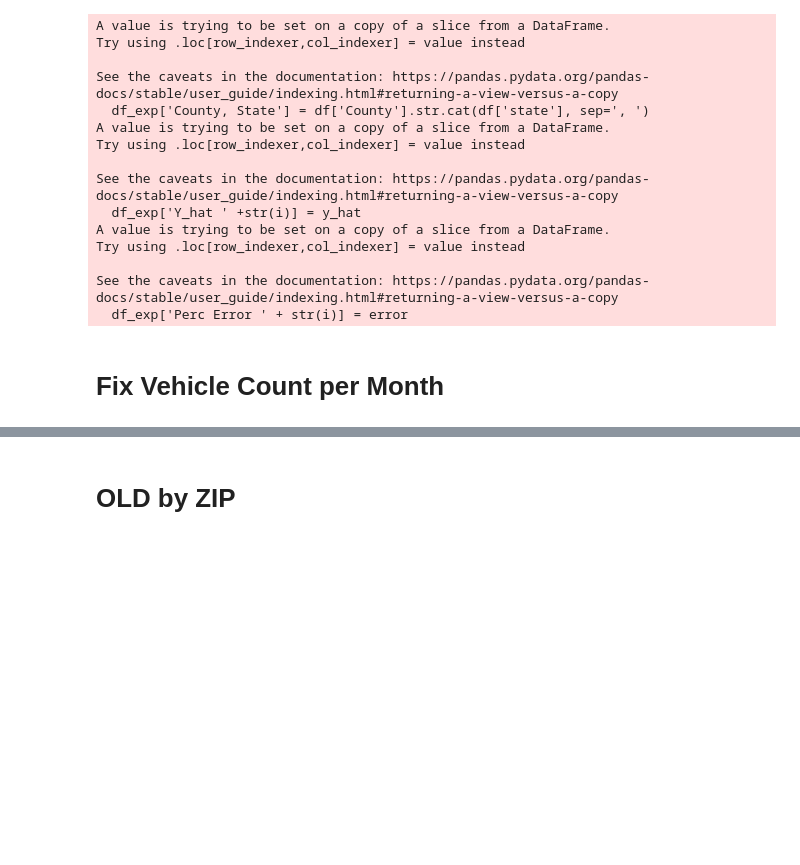
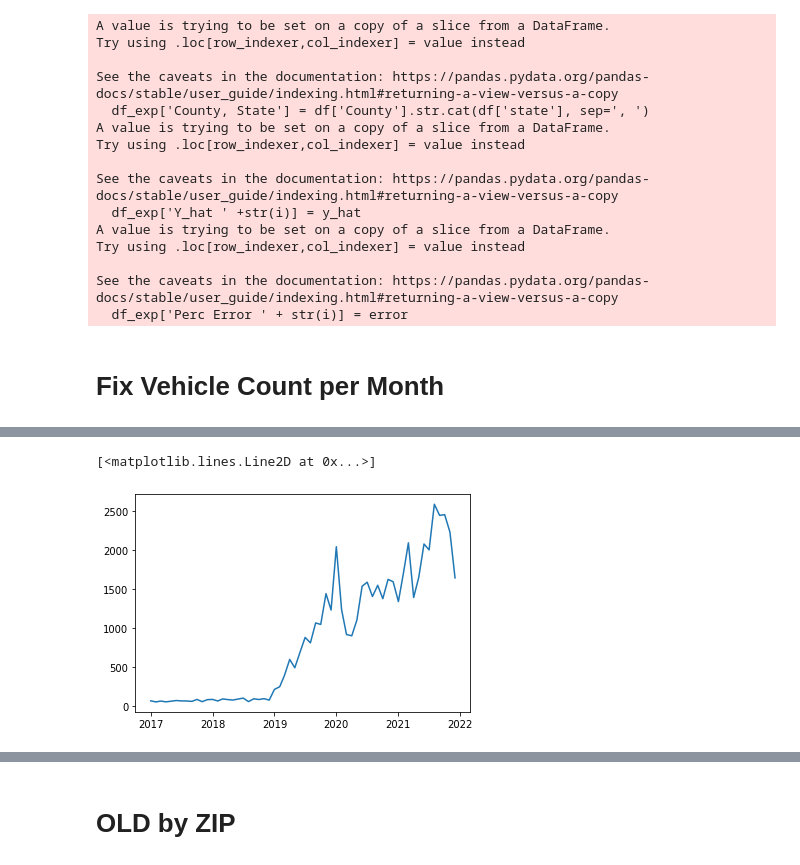
Before and after one commit to shakesy94/ev_adoption_ml, a Jupyter notebook: Visualization.ipynb, the cells around one changed output, grey strips where cells are left out. Drawn from its saved outputs; the diff is of its cells as text; code cells hidden in the pictures; blank space fills up the shorter version.

```diff
--- a/Visualization.ipynb
+++ b/Visualization.ipynb
@@ -291,0 +294,7 @@ See the caveats in the documentation: https://pandas.pydata.org/pandas-docs/stab
+# %%
+county = 'Boulder County'
+y_plt=df_y[df['County'] == county]
+y_plt = y_plt['PHEV']
+
+
+y_plt
@@ -291,0 +319,8 @@ See the caveats in the documentation: https://pandas.pydata.org/pandas-docs/stab
+# %%
+# convert the Unix timestamps to datetime format
+df['Registration Date'] = pd.to_datetime(df['Unix Time'], unit='s')
+
+
+x_plt = df[df['County'] == county]
+x_plt = x_plt['Registration Date']
+x_plt
@@ -291,0 +362,5 @@ See the caveats in the documentation: https://pandas.pydata.org/pandas-docs/stab
+# %%
+plt.plot(x_plt,y_plt, label='GT')
+# %% [output]
+[<matplotlib.lines.Line2D at 0x...>]
+[figure, added]
```
Also changed, not shown: parts of 14 cells of this notebook.
